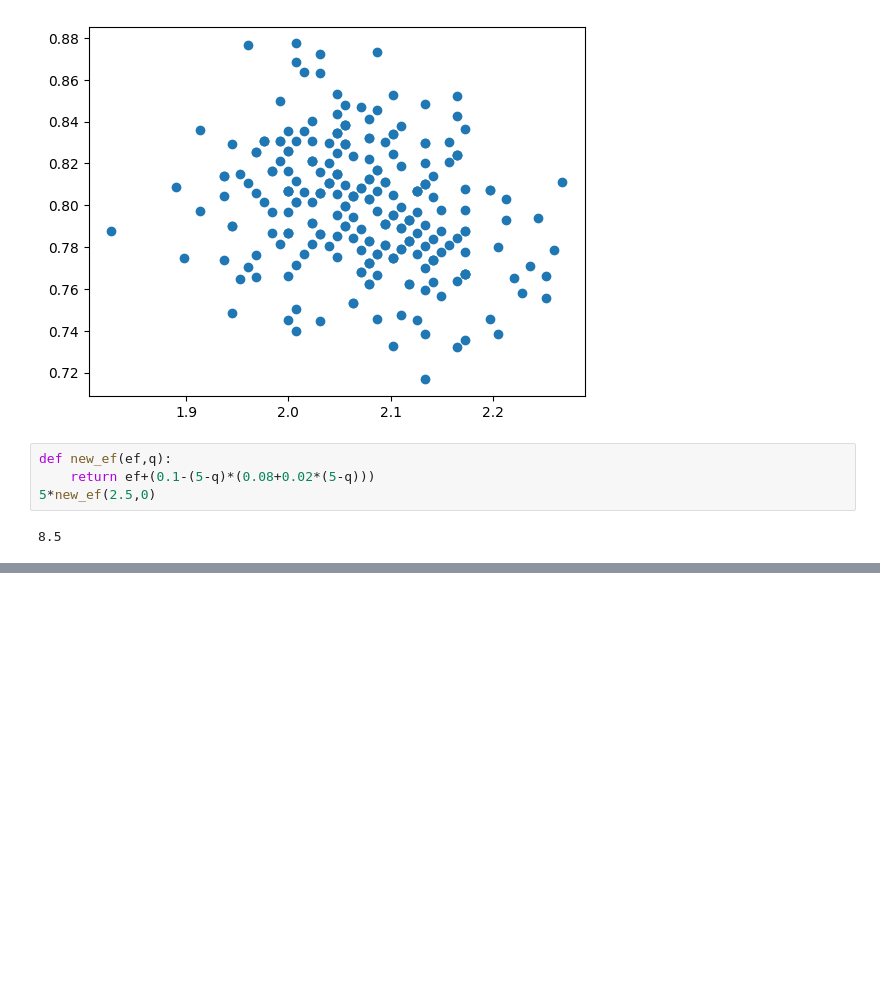
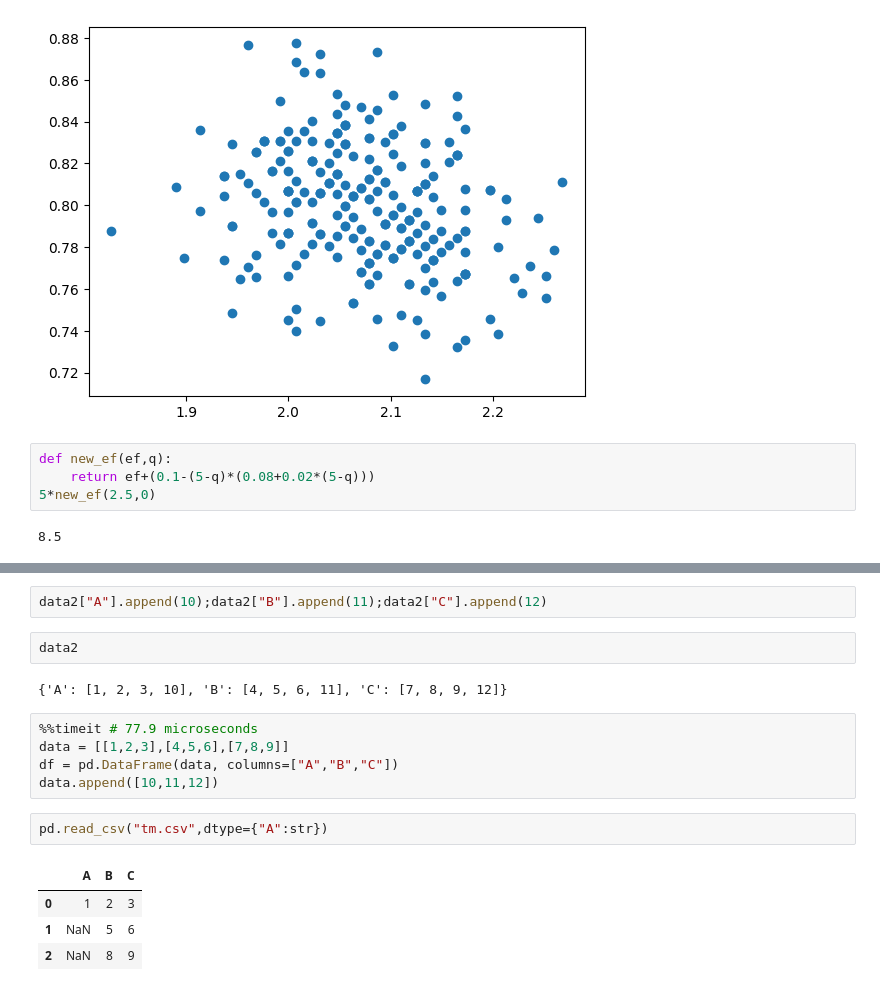
Before and after one commit to RadoTheProgrammer/TM-code, a Jupyter notebook: sandbox.ipynb, the cells around one changed output, grey strips where cells are left out. Cells and saved outputs as stored; diff of their text form; blank space fills up the shorter version.

```diff
--- a/sandbox.ipynb
+++ b/sandbox.ipynb
@@ -378,0 +394,18 @@ def new_ef(ef,q):
+# %%
+data2["A"].append(10);data2["B"].append(11);data2["C"].append(12)
+# %%
+data2
+# %% [output]
+{'A': [1, 2, 3, 10], 'B': [4, 5, 6, 11], 'C': [7, 8, 9, 12]}
+# %%
+%%timeit # 77.9 microseconds
+data = [[1,2,3],[4,5,6],[7,8,9]]
+df = pd.DataFrame(data, columns=["A","B","C"])
+data.append([10,11,12])
+# %%
+pd.read_csv("tm.csv",dtype={"A":str})
+# %% [output]
+|  | A | B | C |
+| 0 | 1 | 2 | 3 |
+| 1 | NaN | 5 | 6 |
+| 2 | NaN | 8 | 9 |
```
Also changed, not shown: parts of 4 cells of this notebook, 3 other files.
